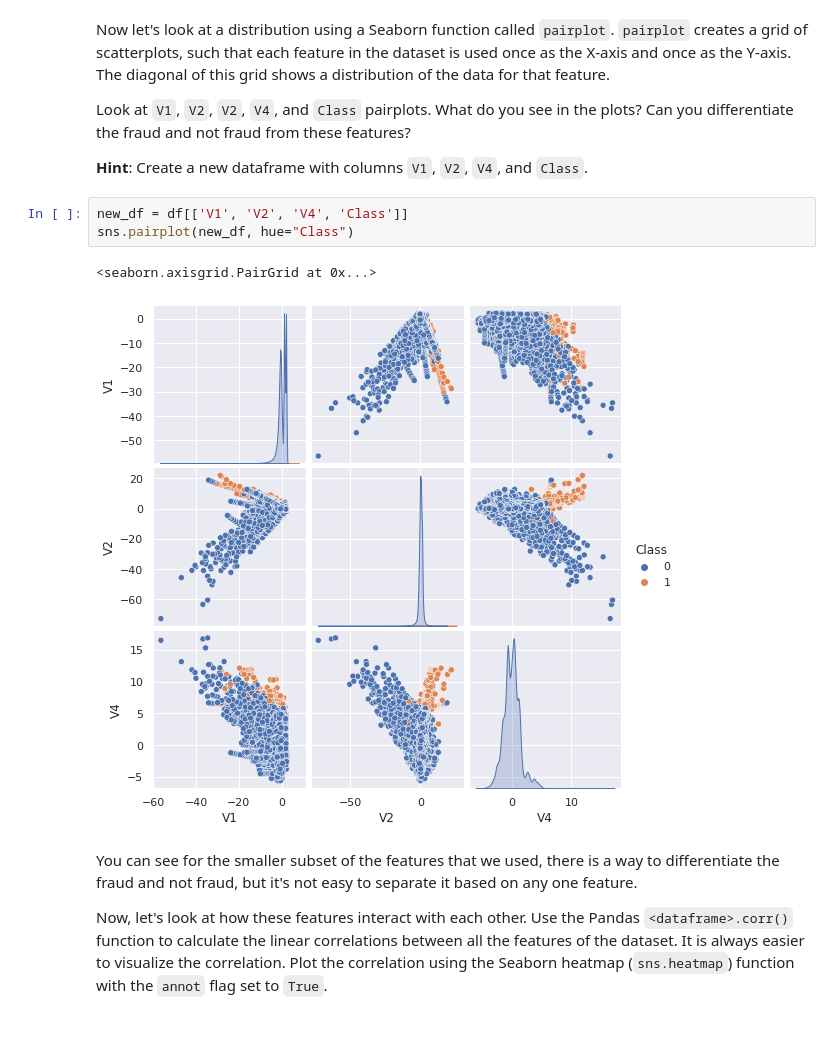
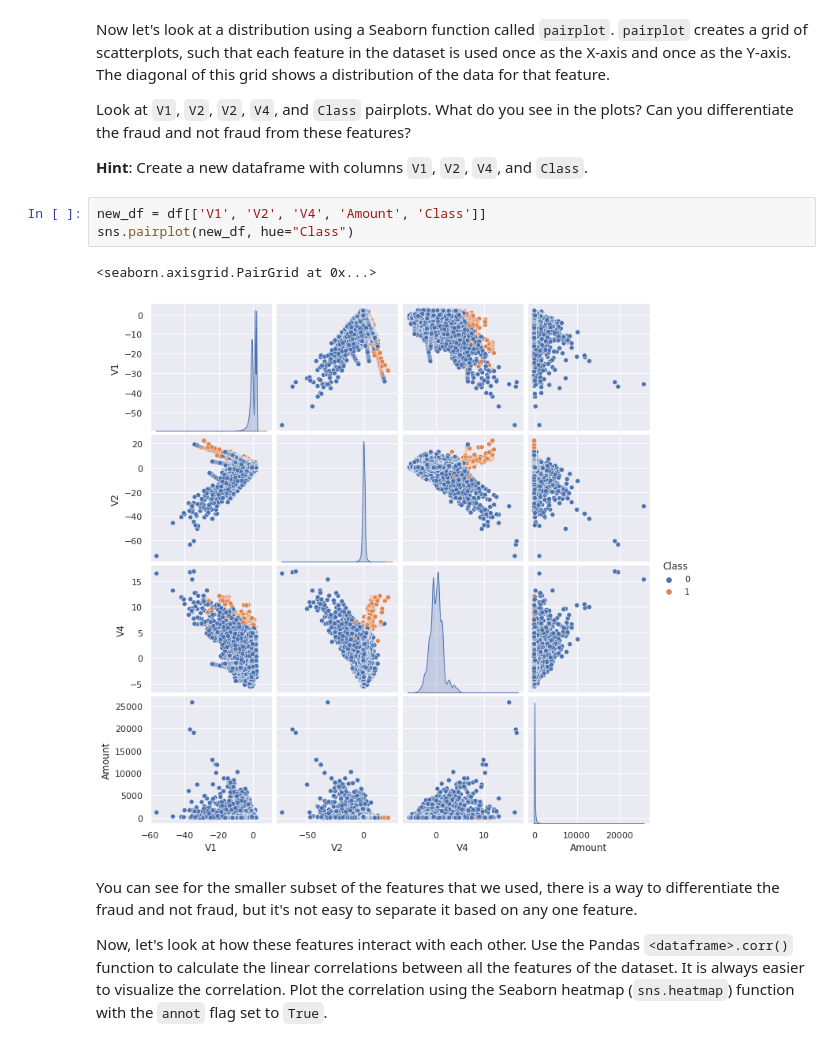
Before and after one commit to angry-birdman/aws-sagemaker-lab, a Jupyter notebook: Credit_Card_Fraud_Detection-Student.ipynb, the cells around one changed output. Saved outputs shown, nothing was run; the diff lists cells and outputs as text.

```diff
--- a/Credit_Card_Fraud_Detection-Student.ipynb
+++ b/Credit_Card_Fraud_Detection-Student.ipynb
@@ -340,11 +351,11 @@ Look at `V1`, `V2`, `V2`, `V4`, and `Class` pairplots. What do you see in the pl
 
 **Hint**: Create a new dataframe with columns `V1`, `V2`, `V4`, and `Class`.
 # %%
-new_df = df[['V1', 'V2', 'V4', 'Class']]
+new_df = df[['V1', 'V2', 'V4', 'Amount', 'Class']]
 sns.pairplot(new_df, hue="Class")
 # %% [output]
 <seaborn.axisgrid.PairGrid at 0x...>
-[figure, old version]
+[figure, new version]
 # %% [markdown]
 You can see for the smaller subset of the features that we used, there is a way to differentiate the fraud and not fraud, but it's not easy to separate it based on any one feature.
 
```
Also changed, not shown: parts of 5 cells of this notebook.
